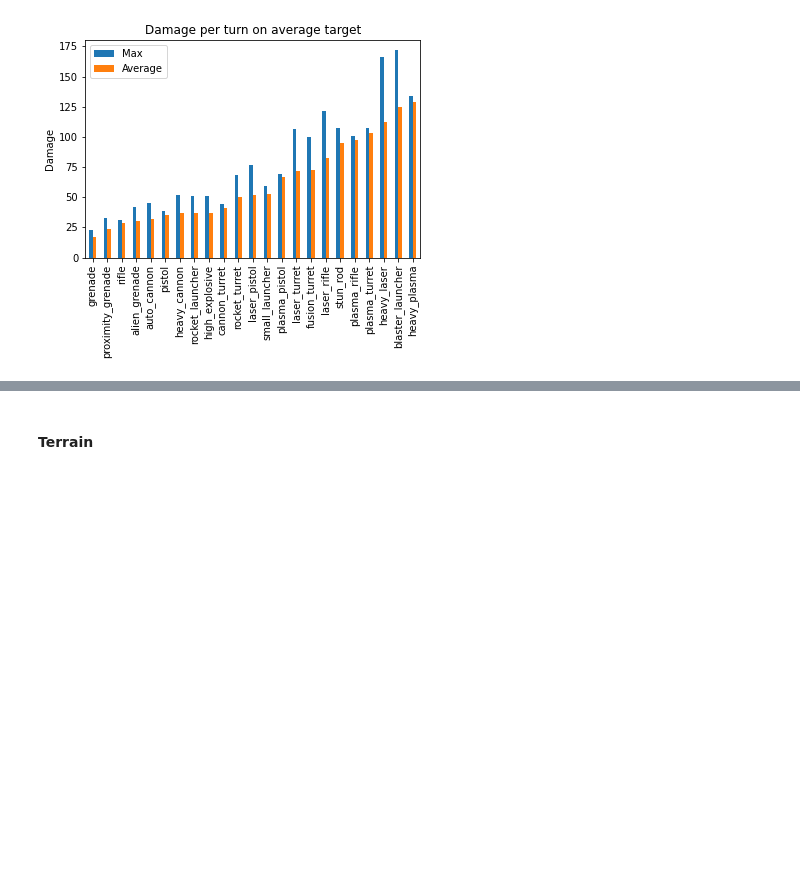
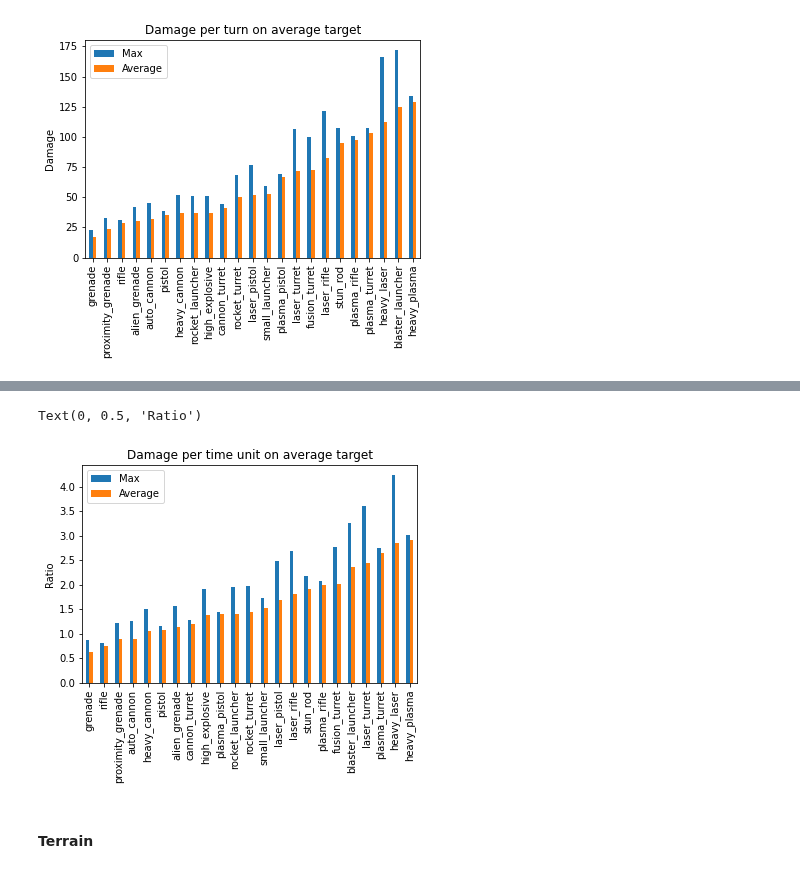
Before and after one commit to Bernardo-MG/xcom-analysis-jupyter-notebook, a Jupyter notebook: enemy_unknown/weapon_damage_target.ipynb, the cells around one changed output, grey strips where cells are left out. Drawn from its saved outputs; the diff is of its cells as text; code cells hidden in the pictures; blank space fills up the shorter version.

```diff
--- a/enemy_unknown/weapon_damage_target.ipynb
+++ b/enemy_unknown/weapon_damage_target.ipynb
@@ -149,0 +152,16 @@ Text(0, 0.5, 'Damage')
+# %%
+weapon_damages_per_tu_targets = weapon_data_targets.groupby(["weapon", "target"]).mean()
+weapon_damages_per_tu_targets = weapon_damages_per_tu_targets[["target_damage_per_time_unit"]]
+weapon_damages_per_tu_targets = weapon_damages_per_tu_targets.rename(columns={"target_damage_per_time_unit": "damage_per_time_unit"})
+weapon_damages_per_tu_targets = weapon_damages_per_tu_targets.sort_values(by=["damage_per_time_unit"])
+# %%
+weapon_damages_per_tu_targets_average = weapon_damages_per_tu_targets.groupby(["weapon"]).mean()
+weapon_damages_per_tu_targets_average = weapon_damages_per_tu_targets_average.sort_values(by=["damage_per_time_unit"])
+# %%
+weapon_damages_per_tu_targets_max = weapon_damages_per_tu_targets.groupby(["weapon"]).max()
+weapon_damages_per_tu_targets_max = weapon_damages_per_tu_targets_max.sort_values(by=["damage_per_time_unit"])
+# %%
+weapon_damages_per_tu_targets_expected = weapon_damages_per_tu_targets_max.merge(weapon_damages_per_tu_targets_average, on="weapon")
+weapon_damages_per_tu_targets_expected = weapon_damages_per_tu_targets_expected.rename(columns={"damage_per_time_unit_x": "max", "damage_per_time_unit_y": "average"})
+weapon_damages_per_tu_targets_expected = weapon_damages_per_tu_targets_expected.sort_values(by=["average"])
+weapon_damages_per_tu_targets_expected
@@ -150,3 +187,11 @@ Text(0, 0.5, 'Damage')
+# %%
+ax = weapon_damages_per_tu_targets_expected.plot.bar(title="Damage per time unit on average target", legend=False)
+ax.legend(["Max", "Average"])
+ax.xaxis.get_label().set_visible(False)
+ax.set_ylabel("Ratio")
+# %% [output]
+Text(0, 0.5, 'Ratio')
+[figure, added]
 # %% [markdown]
 #### Terrain
 # %%
```
Also changed, not shown: parts of 2 cells of this notebook, 1 other file.
